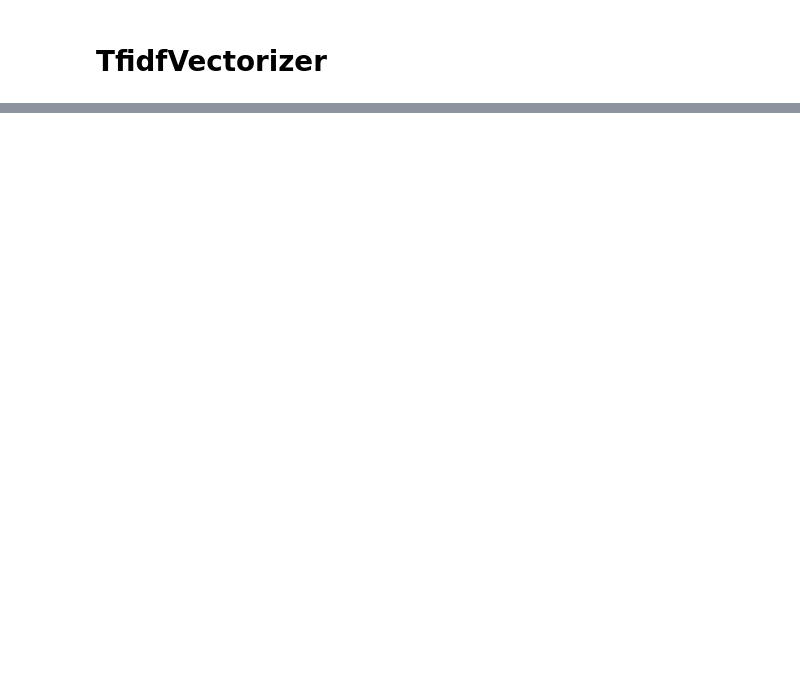
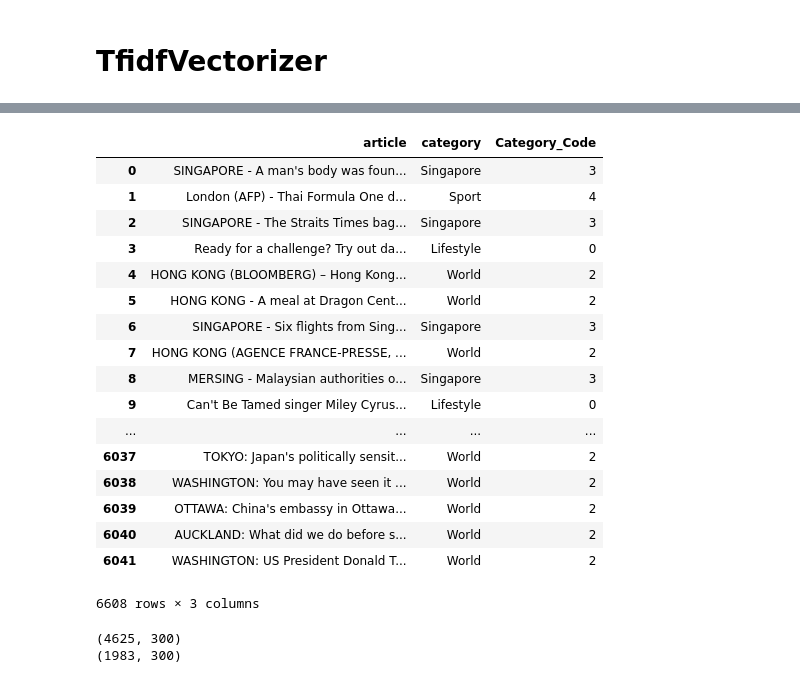
Before and after one commit to musicrokr/TSL-PRML, a Jupyter notebook: CA1/02 Feature Extraction.ipynb, the cells around one changed output, grey strips where cells are left out. Cells and saved outputs as stored; diff of their text form; code cells hidden in the pictures; blank space fills up the shorter version.

```diff
--- a/CA1/02 Feature Extraction.ipynb
+++ b/CA1/02 Feature Extraction.ipynb
@@ -269,3 +278,24 @@ df.sort_values(by=["tfidf"],ascending=False)
 # TF-IDF object
 with open('Pickles/tfidf.pickle', 'wb') as output:
     pickle.dump(messages_tfidf, output)
+# %%
+proceessedData
+# %% [output]
+|  | article | category | Category_Code |
+| 0 | SINGAPORE - A man's body was foun... | Singapore | 3 |
+| 1 | London (AFP) - Thai Formula One d... | Sport | 4 |
+| 2 | SINGAPORE - The Straits Times bag... | Singapore | 3 |
+| 3 | Ready for a challenge? Try out da... | Lifestyle | 0 |
+| 4 | HONG KONG (BLOOMBERG) – Hong Kong... | World | 2 |
+| 5 | HONG KONG - A meal at Dragon Cent... | World | 2 |
+| 6 | SINGAPORE - Six flights from Sing... | Singapore | 3 |
+| 7 | HONG KONG (AGENCE FRANCE-PRESSE, ... | World | 2 |
+| 8 | MERSING - Malaysian authorities o... | Singapore | 3 |
+| 9 | Can't Be Tamed singer Miley Cyrus... | Lifestyle | 0 |
+| ... | ... | ... | ... |
+| 6037 | TOKYO: Japan's politically sensit... | World | 2 |
+| 6038 | WASHINGTON: You may have seen it ... | World | 2 |
+| 6039 | OTTAWA: China's embassy in Ottawa... | World | 2 |
+| 6040 | AUCKLAND: What did we do before s... | World | 2 |
+| 6041 | WASHINGTON: US President Donald T... | World | 2 |
+6608 rows × 3 columns
@@ -271,0 +310,21 @@ with open('Pickles/tfidf.pickle', 'wb') as output:
+# %%
+tfidf = TfidfVectorizer(encoding='utf-8',
+                        ngram_range=ngram_range,
+                        stop_words=None,
+                        lowercase=False,
+                        max_df=max_df,
+                        min_df=min_df,
+                        max_features=max_features,
+                        norm='l2',
+                        sublinear_tf=True)
+
+training_features = tfidf.fit_transform(X_train).toarray()
+training_labels = y_train
+print(training_features.shape)
+
+test_features = tfidf.transform(X_test).toarray()
+test_labels = y_test
+print(test_features.shape)
+# %% [output]
+(4625, 300)
+(1983, 300)
```
Also changed, not shown: parts of 16 cells of this notebook, 7 other files.
